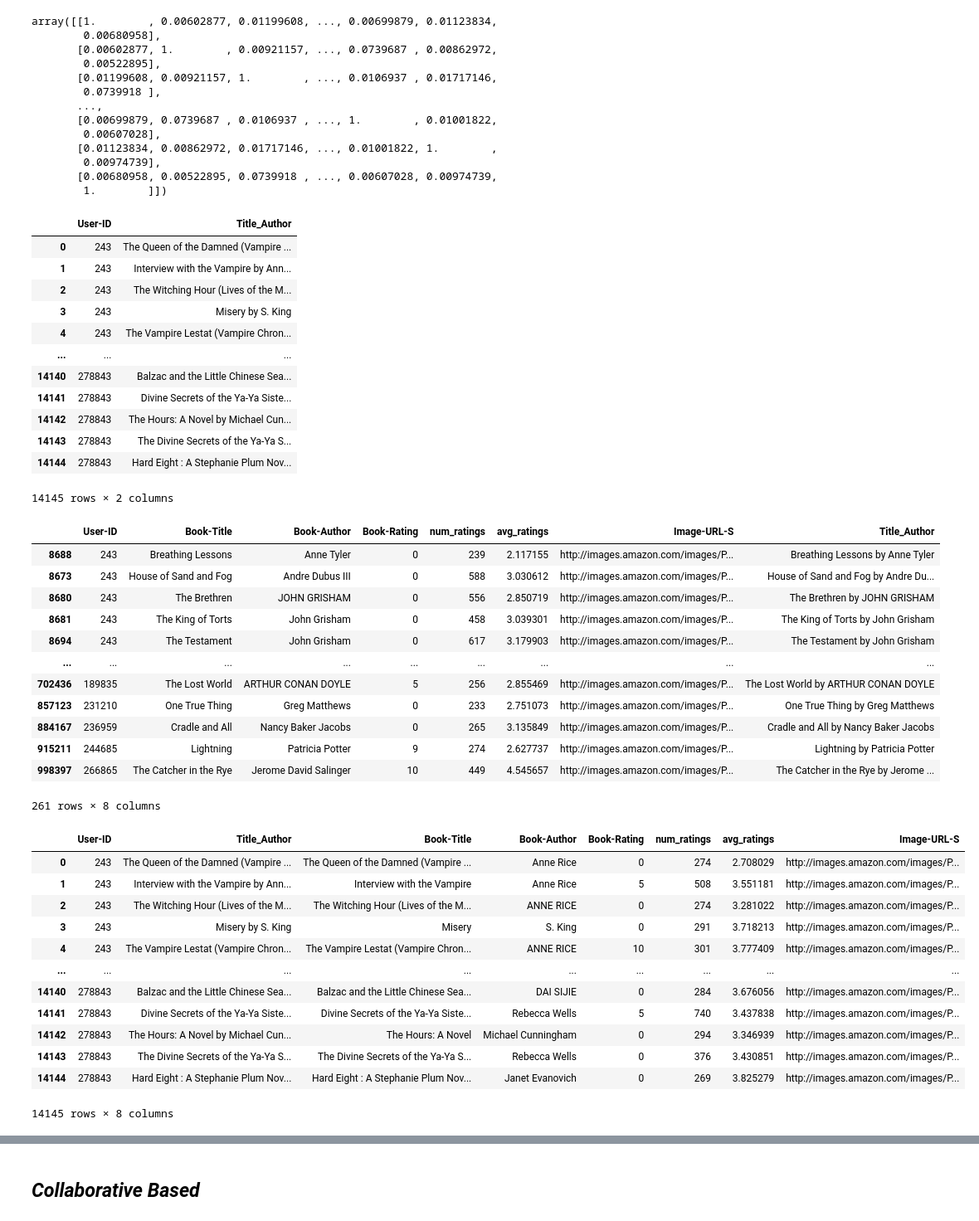
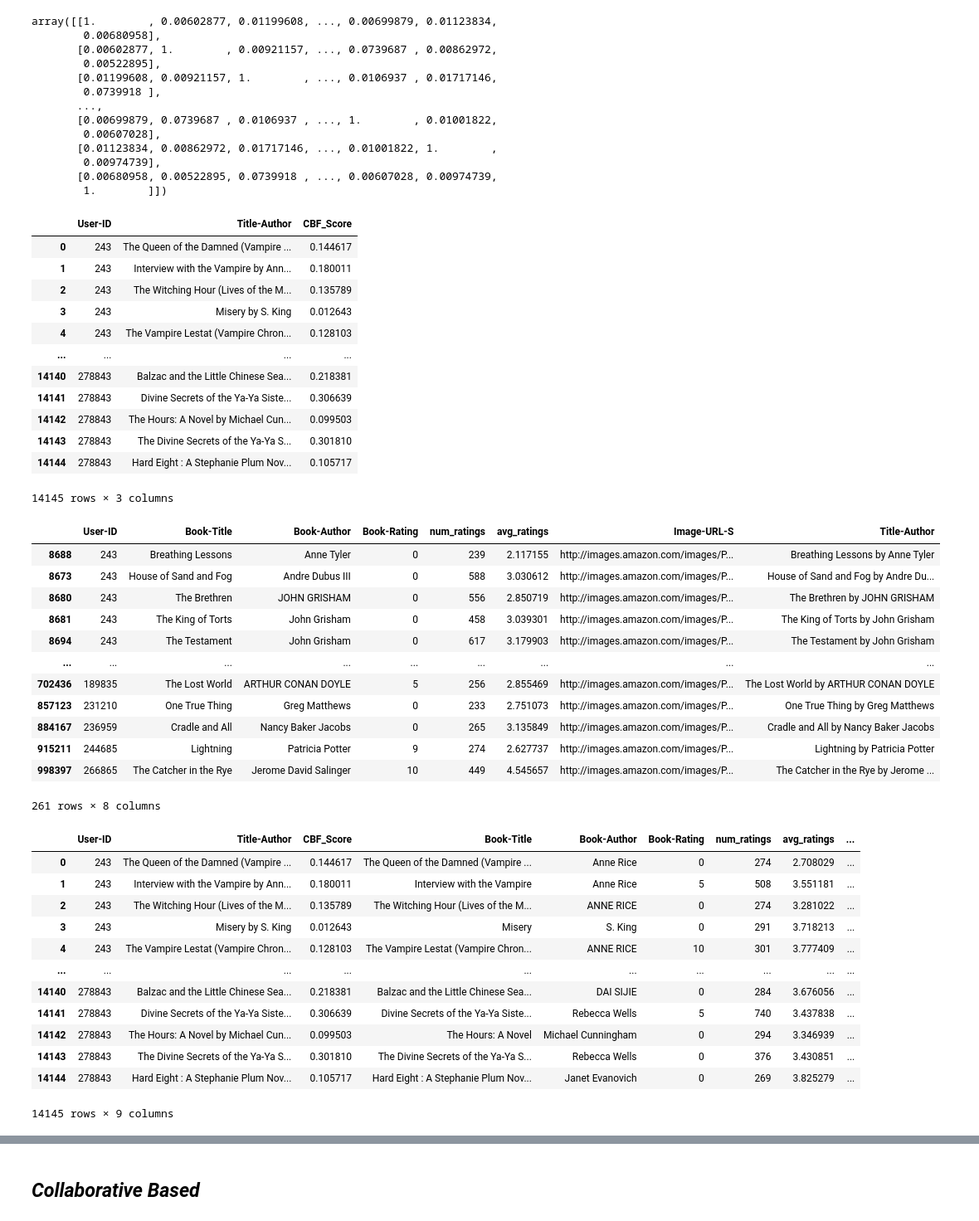
Before and after one commit to vidhan66/Book-Recommendation-System, a Jupyter notebook: Book_Recommendation_System.ipynb, the cells around one changed output, grey strips where cells are left out. Shown at 83% size. Saved outputs shown, nothing was run; the diff lists cells and outputs as text; code cells hidden in the pictures.

Commit message:
integrating scores for cbf and cf for hybrid model

```diff
--- a/Book_Recommendation_System.ipynb
+++ b/Book_Recommendation_System.ipynb
@@ -335,7 +335,7 @@ dtype: object
 from sklearn.feature_extraction.text import TfidfVectorizer
 from sklearn.metrics.pairwise import cosine_similarity
 # %%
-all_titles = CBF_data['Title_Author'].unique()
+all_titles = CBF_data['Title-Author'].unique()
 title_vectorizer = TfidfVectorizer()
 title_vectors = title_vectorizer.fit_transform(all_titles)
 similarity = cosine_similarity(title_vectors)
@@ -360,6 +360,7 @@ book_indices = {title : index for index, title in enumerate(all_titles)}
 user_recommendations ={}
 for user,books in user_preferences.items():
     recommended_books = set()
+    book_score={}
 
     for book in books:
         if book not in book_indices:
@@ -369,40 +370,44 @@ for user,books in user_preferences.items():
         similar_books = similarity[book_index].argsort()[::-1]
         for index in similar_books:
             similar_book = all_titles[index]
+            similarity_score = similarity[book_index][index]
+
             if similar_book not in books:
                 recommended_books.add(similar_book)
+                book_score[similar_book] = similarity_score
+
             if len(recommended_books) >= 5:
                 break
         if len(recommended_books) >= 5:
             break
-    user_recommendations[user] = list(recommended_books)
+    user_recommendations[user] = list(recommended_books),book_score
 # %%
 recommendations_list = []
-for user, books in user_recommendations.items():
+for user, (books,scores) in user_recommendations.items():
     for book in books:
-        recommendations_list.append({'User-ID': user, 'Title_Author': book})
+        recommendations_list.append({'User-ID': user, 'Title-Author': book,'CBF_Score':scores[book]})
 
 recommendations_df = pd.DataFrame(recommendations_list)
 recommendations_df
 # %% [output]
-|  | User-ID | Title_Author |
-| 0 | 243 | The Queen of the Damned (Vampire ... |
-| 1 | 243 | Interview with the Vampire by Ann... |
-| 2 | 243 | The Witching Hour (Lives of the M... |
-| 3 | 243 | Misery by S. King |
-| 4 | 243 | The Vampire Lestat (Vampire Chron... |
-| ... | ... | ... |
-| 14140 | 278843 | Balzac and the Little Chinese Sea... |
-| 14141 | 278843 | Divine Secrets of the Ya-Ya Siste... |
-| 14142 | 278843 | The Hours: A Novel by Michael Cun... |
-| 14143 | 278843 | The Divine Secrets of the Ya-Ya S... |
-| 14144 | 278843 | Hard Eight : A Stephanie Plum Nov... |
+|  | User-ID | Title-Author | CBF_Score |
+| 0 | 243 | The Queen of the Damned (Vampire ... | 0.144617 |
+| 1 | 243 | Interview with the Vampire by Ann... | 0.180011 |
+| 2 | 243 | The Witching Hour (Lives of the M... | 0.135789 |
+| 3 | 243 | Misery by S. King | 0.012643 |
+| 4 | 243 | The Vampire Lestat (Vampire Chron... | 0.128103 |
+| ... | ... | ... | ... |
+| 14140 | 278843 | Balzac and the Little Chinese Sea... | 0.218381 |
+| 14141 | 278843 | Divine Secrets of the Ya-Ya Siste... | 0.306639 |
+| 14142 | 278843 | The Hours: A Novel by Michael Cun... | 0.099503 |
+| 14143 | 278843 | The Divine Secrets of the Ya-Ya S... | 0.301810 |
+| 14144 | 278843 | Hard Eight : A Stephanie Plum Nov... | 0.105717 |
-14145 rows × 2 columns
+14145 rows × 3 columns
 # %%
-CBF_data = CBF_data.drop_duplicates(subset='Title_Author')
+CBF_data = CBF_data.drop_duplicates(subset='Title-Author')
 CBF_data
 # %% [output]
-|  | User-ID | Book-Title | Book-Author | Book-Rating | num_ratings | avg_ratings | Image-URL-S | Title_Author |
+|  | User-ID | Book-Title | Book-Author | Book-Rating | num_ratings | avg_ratings | Image-URL-S | Title-Author |
 | 8688 | 243 | Breathing Lessons | Anne Tyler | 0 | 239 | 2.117155 | http://images.amazon.com/images/P... | Breathing Lessons by Anne Tyler |
 | 8673 | 243 | House of Sand and Fog | Andre Dubus III | 0 | 588 | 3.030612 | http://images.amazon.com/images/P... | House of Sand and Fog by Andre Du... |
 | 8680 | 243 | The Brethren | JOHN GRISHAM | 0 | 556 | 2.850719 | http://images.amazon.com/images/P... | The Brethren by JOHN GRISHAM |
@@ -416,24 +421,24 @@ CBF_data
 | 998397 | 266865 | The Catcher in the Rye | Jerome David Salinger | 10 | 449 | 4.545657 | http://images.amazon.com/images/P... | The Catcher in the Rye by Jerome ... |
 261 rows × 8 columns
 # %%
-recommendations_df = recommendations_df.merge(CBF_data,on='Title_Author')
+recommendations_df = recommendations_df.merge(CBF_data,on='Title-Author')
 recommendations_df = recommendations_df.rename(columns={'User-ID_x':'User-ID'})
 recommendations_df = recommendations_df.drop(columns=['User-ID_y'])
 recommendations_df
 # %% [output]
-|  | User-ID | Title_Author | Book-Title | Book-Author | Book-Rating | num_ratings | avg_ratings | Image-URL-S |
-| 0 | 243 | The Queen of the Damned (Vampire ... | The Queen of the Damned (Vampire ... | Anne Rice | 0 | 274 | 2.708029 | http://images.amazon.com/images/P... |
-| 1 | 243 | Interview with the Vampire by Ann... | Interview with the Vampire | Anne Rice | 5 | 508 | 3.551181 | http://images.amazon.com/images/P... |
-| 2 | 243 | The Witching Hour (Lives of the M... | The Witching Hour (Lives of the M... | ANNE RICE | 0 | 274 | 3.281022 | http://images.amazon.com/images/P... |
-| 3 | 243 | Misery by S. King | Misery | S. King | 0 | 291 | 3.718213 | http://images.amazon.com/images/P... |
-| 4 | 243 | The Vampire Lestat (Vampire Chron... | The Vampire Lestat (Vampire Chron... | ANNE RICE | 10 | 301 | 3.777409 | http://images.amazon.com/images/P... |
-| ... | ... | ... | ... | ... | ... | ... | ... | ... |
-| 14140 | 278843 | Balzac and the Little Chinese Sea... | Balzac and the Little Chinese Sea... | DAI SIJIE | 0 | 284 | 3.676056 | http://images.amazon.com/images/P... |
-| 14141 | 278843 | Divine Secrets of the Ya-Ya Siste... | Divine Secrets of the Ya-Ya Siste... | Rebecca Wells | 5 | 740 | 3.437838 | http://images.amazon.com/images/P... |
-| 14142 | 278843 | The Hours: A Novel by Michael Cun... | The Hours: A Novel | Michael Cunningham | 0 | 294 | 3.346939 | http://images.amazon.com/images/P... |
-| 14143 | 278843 | The Divine Secrets of the Ya-Ya S... | The Divine Secrets of the Ya-Ya S... | Rebecca Wells | 0 | 376 | 3.430851 | http://images.amazon.com/images/P... |
-| 14144 | 278843 | Hard Eight : A Stephanie Plum Nov... | Hard Eight : A Stephanie Plum Nov... | Janet Evanovich | 0 | 269 | 3.825279 | http://images.amazon.com/images/P... |
+|  | User-ID | Title-Author | CBF_Score | Book-Title | Book-Author | Book-Rating | num_ratings | avg_ratings | ... |
+| 0 | 243 | The Queen of the Damned (Vampire ... | 0.144617 | The Queen of the Damned (Vampire ... | Anne Rice | 0 | 274 | 2.708029 | ... |
+| 1 | 243 | Interview with the Vampire by Ann... | 0.180011 | Interview with the Vampire | Anne Rice | 5 | 508 | 3.551181 | ... |
+| 2 | 243 | The Witching Hour (Lives of the M... | 0.135789 | The Witching Hour (Lives of the M... | ANNE RICE | 0 | 274 | 3.281022 | ... |
+| 3 | 243 | Misery by S. King | 0.012643 | Misery | S. King | 0 | 291 | 3.718213 | ... |
+| 4 | 243 | The Vampire Lestat (Vampire Chron... | 0.128103 | The Vampire Lestat (Vampire Chron... | ANNE RICE | 10 | 301 | 3.777409 | ... |
+| ... | ... | ... | ... | ... | ... | ... | ... | ... | ... |
+| 14140 | 278843 | Balzac and the Little Chinese Sea... | 0.218381 | Balzac and the Little Chinese Sea... | DAI SIJIE | 0 | 284 | 3.676056 | ... |
+| 14141 | 278843 | Divine Secrets of the Ya-Ya Siste... | 0.306639 | Divine Secrets of the Ya-Ya Siste... | Rebecca Wells | 5 | 740 | 3.437838 | ... |
+| 14142 | 278843 | The Hours: A Novel by Michael Cun... | 0.099503 | The Hours: A Novel | Michael Cunningham | 0 | 294 | 3.346939 | ... |
+| 14143 | 278843 | The Divine Secrets of the Ya-Ya S... | 0.301810 | The Divine Secrets of the Ya-Ya S... | Rebecca Wells | 0 | 376 | 3.430851 | ... |
+| 14144 | 278843 | Hard Eight : A Stephanie Plum Nov... | 0.105717 | Hard Eight : A Stephanie Plum Nov... | Janet Evanovich | 0 | 269 | 3.825279 | ... |
-14145 rows × 8 columns
+14145 rows × 9 columns
 # %%
 recommendations_cbf = recommendations_df.groupby('User-ID').agg({
     'Book-Title': list,
```
Also changed, not shown: parts of 15 cells of this notebook.
